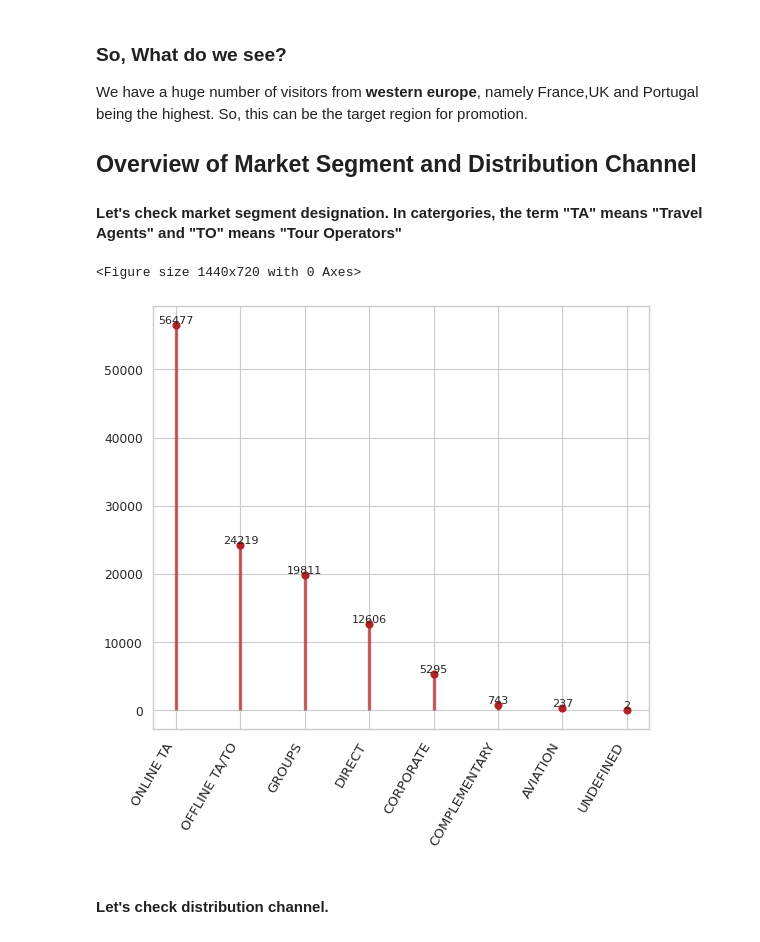
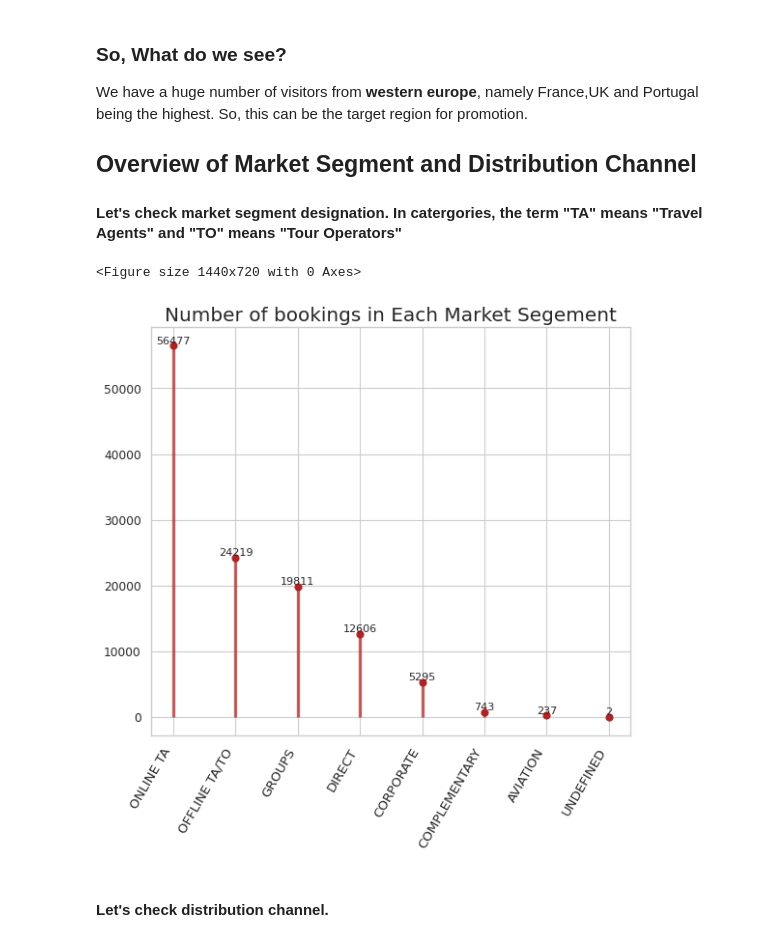
Before and after one commit to Aayushi-Sharma24/EDA-Hotel-Booking-Analysis, a Jupyter notebook: Aayushi_Sharma_Hotel_Booking_Analysis_Capstone_Project.ipynb, the cells around one changed output. Drawn from its saved outputs; the diff is of its cells as text; code cells hidden in the pictures.

```diff
--- a/Aayushi_Sharma_Hotel_Booking_Analysis_Capstone_Project.ipynb
+++ b/Aayushi_Sharma_Hotel_Booking_Analysis_Capstone_Project.ipynb
@@ -576,28 +577,28 @@ So, this can be the target region for promotion.
 # %%
 # Enlarging figure size
 plt.figure(figsize=(20,10))
 # DataFrame for total number of market segment designation
 df_mkt_segment=pd.DataFrame(df.market_segment.value_counts())
 df_mkt_segment.reset_index(level=0, inplace=True)
 df_mkt_segment.rename(columns = {'index':'market_segment', 'market_segment':'total'}, inplace = True)
 # sorting the data in descending order
 ordered_df = df_mkt_segment.sort_values(by='total',ascending=False)
 
 # Plotting the graph
 fig, ax = plt.subplots(figsize=(8,7), dpi= 80)
 ax.vlines(x=ordered_df.index, ymin=0, ymax=ordered_df.total, color='firebrick', alpha=0.7, linewidth=3)
 ax.scatter(x=ordered_df.index, y=ordered_df.total, s=40, color='firebrick', alpha=1)
 ax.set_xticks(ordered_df.index)
 ax.set_xticklabels(ordered_df.market_segment.str.upper(), rotation=60, fontdict={'horizontalalignment': 'right', 'size':12})
-
+plt.title("Number of bookings in Each Market Segement",fontsize=18)
 # Printing the count in graph
 for row in ordered_df.itertuples():
     ax.text(row.Index, row.total+.5, s=round(row.total, 2), horizontalalignment= 'center', verticalalignment='bottom', fontsize=10)
 # Show the object
 plt.show()
 # %% [output]
 <Figure size 1440x720 with 0 Axes>
-[figure, old version]
+[figure, new version]
 # %% [markdown]
 #### Let's check distribution channel.
 # %%
```
Also changed, not shown: parts of 21 cells of this notebook.
